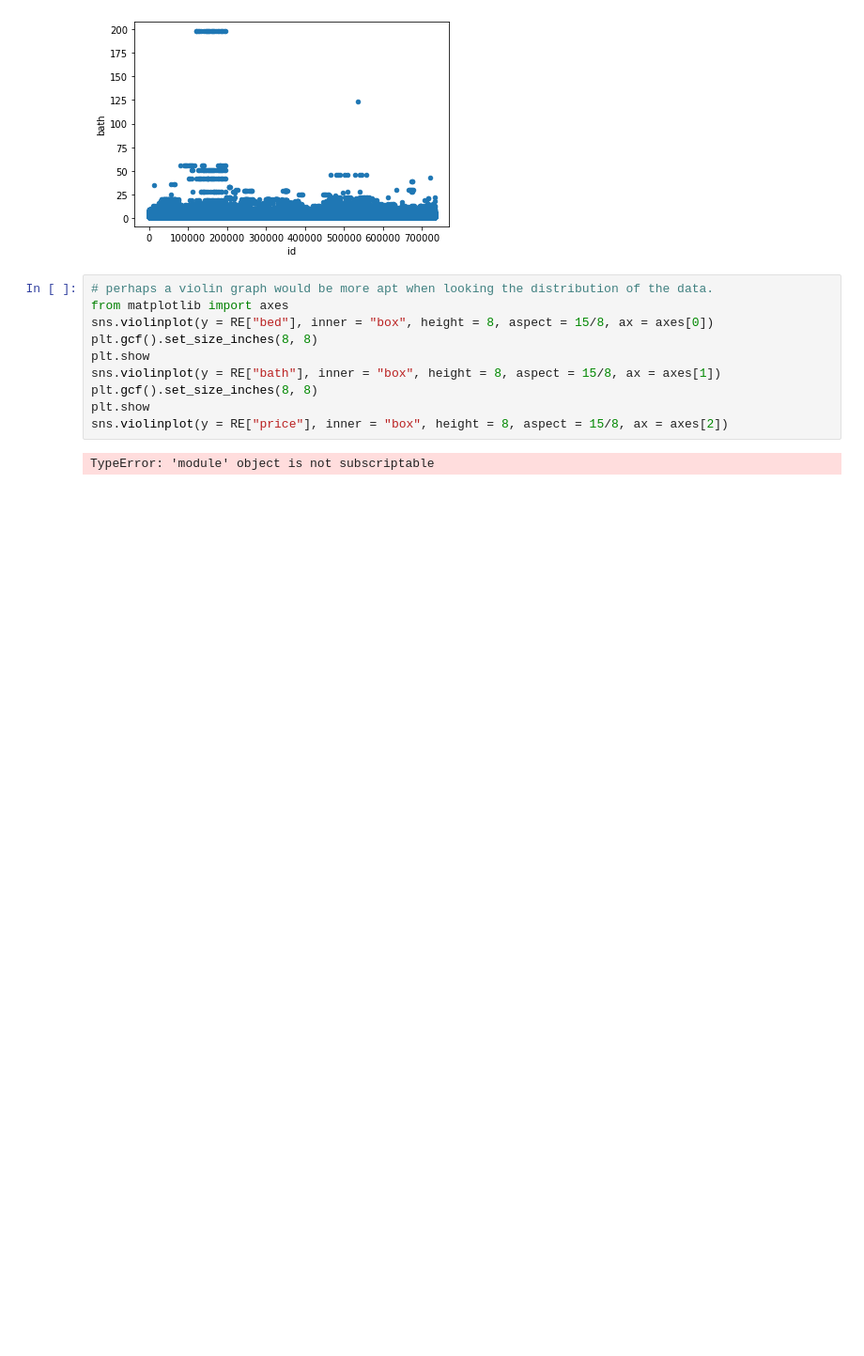
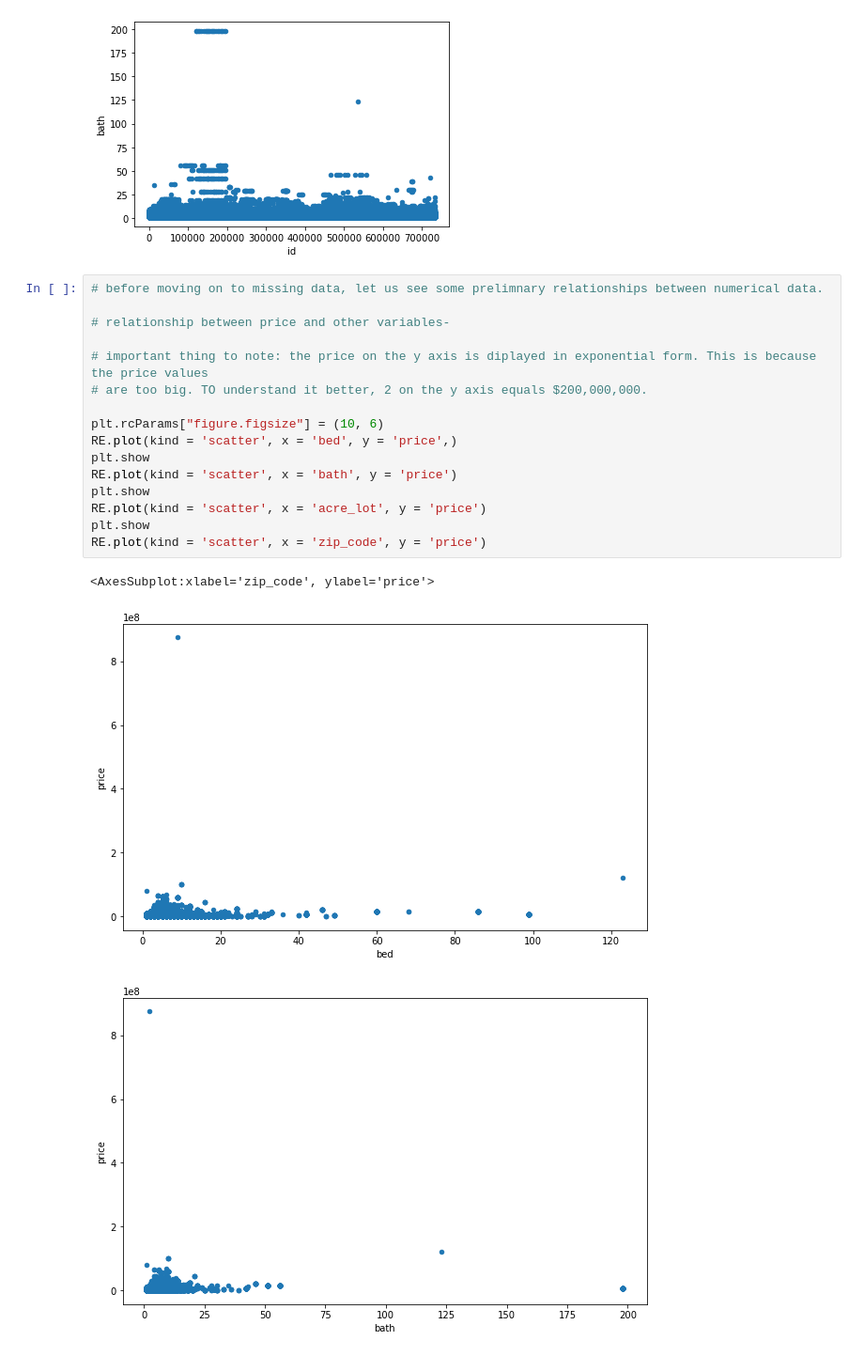
Before and after one commit to gajulaa/US-Real-Estate, a Jupyter notebook: EDA.ipynb, the cells around one changed output. Shown at 94% size. Saved outputs shown, nothing was run; the diff lists cells and outputs as text; blank space fills up the shorter version.

```diff
--- a/EDA.ipynb
+++ b/EDA.ipynb
@@ -280,15 +279,23 @@ plt.show()
 [figure]
 [figure]
 [figure]
-# %%
-# perhaps a violin graph would be more apt when looking the distribution of the data.
-from matplotlib import axes
-sns.violinplot(y = RE["bed"], inner = "box", height = 8, aspect = 15/8, ax = axes[0])
-plt.gcf().set_size_inches(8, 8)
-plt.show
-sns.violinplot(y = RE["bath"], inner = "box", height = 8, aspect = 15/8, ax = axes[1])
-plt.gcf().set_size_inches(8, 8)
-plt.show
-sns.violinplot(y = RE["price"], inner = "box", height = 8, aspect = 15/8, ax = axes[2])
-# %% [output]
-TypeError: 'module' object is not subscriptable
+# %%
+# before moving on to missing data, let us see some prelimnary relationships between numerical data.
+
+# relationship between price and other variables-
+
+# important thing to note: the price on the y axis is diplayed in exponential form. This is because the price values
+# are too big. TO understand it better, 2 on the y axis equals $200,000,000.
+
+plt.rcParams["figure.figsize"] = (10, 6)
+RE.plot(kind = 'scatter', x = 'bed', y = 'price',)
+plt.show
+RE.plot(kind = 'scatter', x = 'bath', y = 'price')
+plt.show
+RE.plot(kind = 'scatter', x = 'acre_lot', y = 'price')
+plt.show
+RE.plot(kind = 'scatter', x = 'zip_code', y = 'price')
+# %% [output]
+<AxesSubplot:xlabel='zip_code', ylabel='price'>
+[figure, added]
+[figure, added]
```
Also changed, not shown: parts of 4 cells of this notebook.
